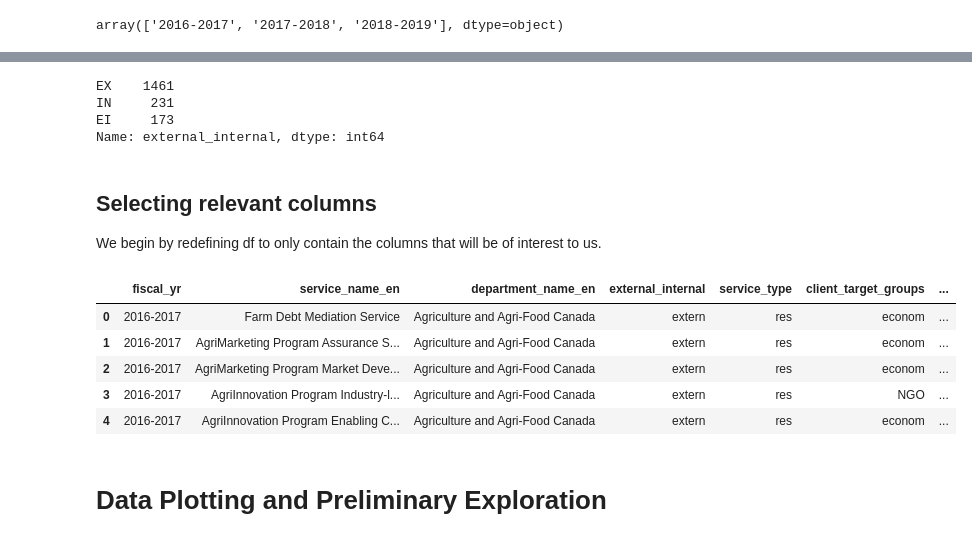
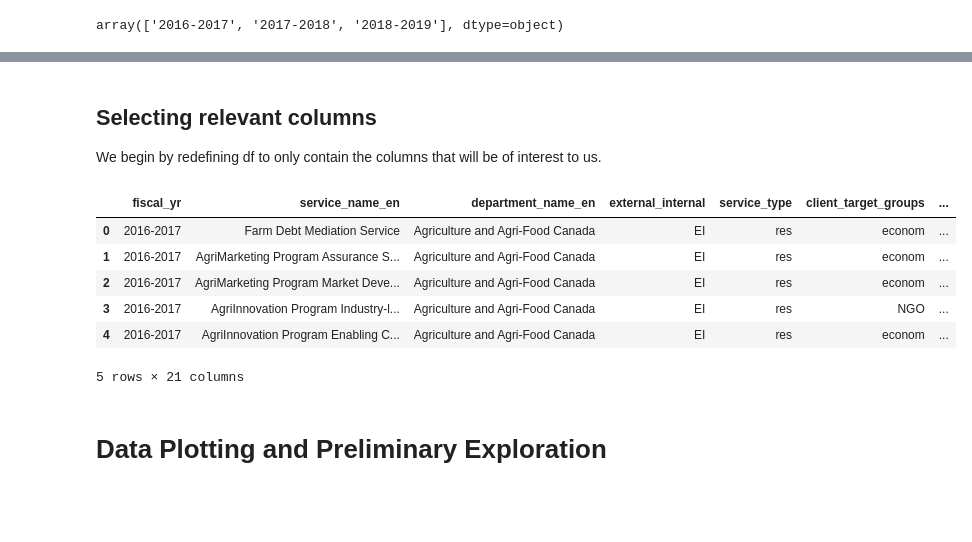
Before and after one commit to d-ta/GC-Service-Inventory-EDA, a Jupyter notebook: GC Service Inventory_DJ.ipynb, the cells around one changed output, grey strips where cells are left out. Cells and saved outputs as stored; diff of their text form; code cells hidden in the pictures; blank space fills up the shorter version.

```diff
--- a/GC Service Inventory_DJ.ipynb
+++ b/GC Service Inventory_DJ.ipynb
@@ -102,12 +105,3 @@ def translate_to_EI(val):
-# %%
-#df_inv.external_internal
-df_inv['external_internal'] = df_inv['external_internal'].map(translate_to_EI)
-df_inv.external_internal.value_counts()
-# %% [output]
-EX    1461
-IN     231
-EI     173
-Name: external_internal, dtype: int64
 # %% [markdown]
 ## Selecting relevant columns
 
@@ -115,18 +109,19 @@ We begin by redefining df to only contain the columns that will be of interest t
 # %%
 rel_cols = ['fiscal_yr', 'service_name_en', 'department_name_en', 'external_internal',
             'service_type', 'client_target_groups', 'service_fee','use_of_sin',
             'online_applications', 'web_visits_info_service', 'calls_received',
-            'in_person_applications', 'postal_mail_applications', 'other_applications',
+            'in_person_applications', 'postal_mail_applications', 'other_applications', 'total_applications',
             'e_registration', 'e_authentication', 'e_application', 'e_decision', 'e_issuance', 'e_feedback']
 df = df[rel_cols]
 df.head()
 # %% [output]
 |  | fiscal_yr | service_name_en | department_name_en | external_internal | service_type | client_target_groups | ... |
-| 0 | 2016-2017 | Farm Debt Mediation Service | Agriculture and Agri-Food Canada | extern | res | econom | ... |
-| 1 | 2016-2017 | AgriMarketing Program Assurance S... | Agriculture and Agri-Food Canada | extern | res | econom | ... |
-| 2 | 2016-2017 | AgriMarketing Program Market Deve... | Agriculture and Agri-Food Canada | extern | res | econom | ... |
-| 3 | 2016-2017 | AgriInnovation Program Industry-l... | Agriculture and Agri-Food Canada | extern | res | NGO | ... |
-| 4 | 2016-2017 | AgriInnovation Program Enabling C... | Agriculture and Agri-Food Canada | extern | res | econom | ... |
+| 0 | 2016-2017 | Farm Debt Mediation Service | Agriculture and Agri-Food Canada | EI | res | econom | ... |
+| 1 | 2016-2017 | AgriMarketing Program Assurance S... | Agriculture and Agri-Food Canada | EI | res | econom | ... |
+| 2 | 2016-2017 | AgriMarketing Program Market Deve... | Agriculture and Agri-Food Canada | EI | res | econom | ... |
+| 3 | 2016-2017 | AgriInnovation Program Industry-l... | Agriculture and Agri-Food Canada | EI | res | NGO | ... |
+| 4 | 2016-2017 | AgriInnovation Program Enabling C... | Agriculture and Agri-Food Canada | EI | res | econom | ... |
+5 rows × 21 columns
 # %% [markdown]
 # Data Plotting and Preliminary Exploration
 # %% [markdown]
```
Also changed, not shown: parts of 20 cells of this notebook.
